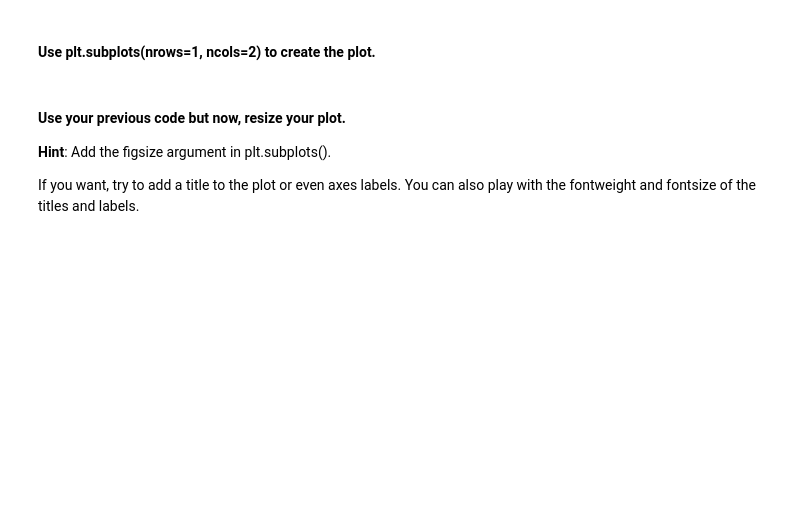
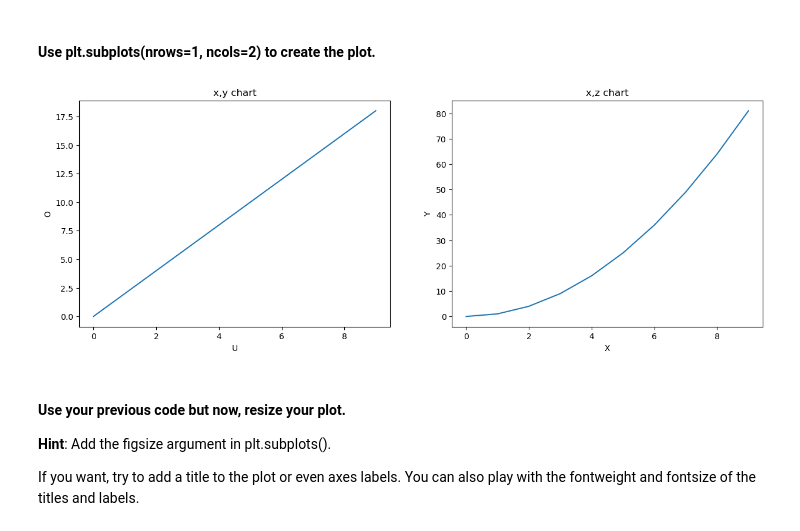
Before and after one commit to ho757uff/DAFT_0410, a Jupyter notebook: module_2/Lab_1_Matplotlib-and-Seaborn/main.ipynb, the cells around one changed output. Drawn from its saved outputs; the diff is of its cells as text; code cells hidden in the pictures; blank space fills up the shorter version.

```diff
--- a/module_2/Lab_1_Matplotlib-and-Seaborn/main.ipynb
+++ b/module_2/Lab_1_Matplotlib-and-Seaborn/main.ipynb
@@ -50,3 +57,18 @@ plt.show(two)
+# %%
+# METHOD 1 - PLOTS ARE APART FROM EACH OTHER
+
+fig, (ax1, ax2) = plt.subplots(nrows=1, ncols=2, sharey=False, figsize=(15,5))
+
+
+ax1.set(title="x,y chart", xlabel="U", ylabel="O")
+ax1.plot(x,y)
+
+ax2.set(title="x,z chart", xlabel="X", ylabel="Y")
+ax2.plot(x,z)
+
+plt.show()
+# %% [output]
+[figure, added]
 # %% [markdown]
 #### Use your previous code but now, resize your plot.
 **Hint**: Add the figsize argument in plt.subplots().
```
Also changed, not shown: parts of 19 cells of this notebook, 1 other file.
